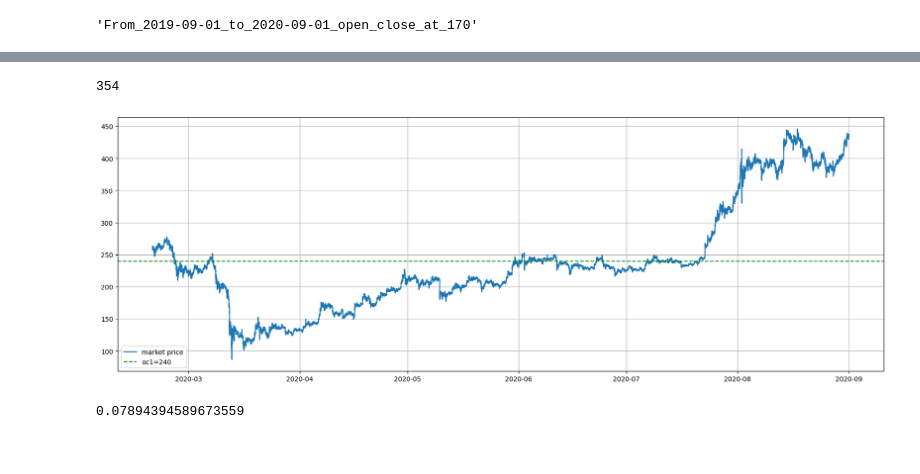
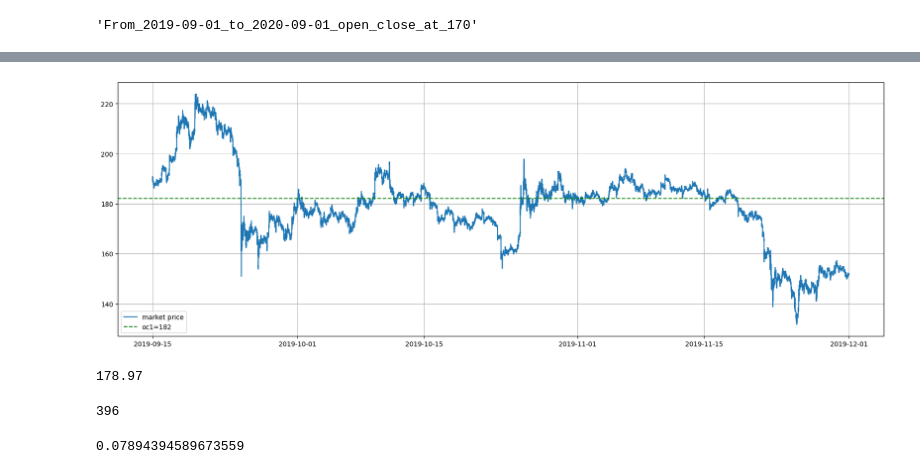
Before and after one commit to CruizeFinance/HedgingScripts, a Jupyter notebook: jupyter-lab/Simulations_oc_range.ipynb, the cells around one changed output, grey strips where cells are left out. Saved outputs shown, nothing was run; the diff lists cells and outputs as text; code cells hidden in the pictures.

```diff
--- a/jupyter-lab/Simulations_oc_range.ipynb
+++ b/jupyter-lab/Simulations_oc_range.ipynb
@@ -482,11 +482,11 @@ This module is in charge of defining trigger points and intervals, updating para
 class ParameterManager(object):
     # auxiliary functions
     @staticmethod
-    def define_target_prices(stgy_instance, slippage, vol, floor, trailing):
+    def define_target_prices(stgy_instance, slippage, vol, floor, trailing_increment):
         mu = vol[0]
         sigma = vol[1]
         p_open_close = math.inf#floor * (1+slippage) * (1+mu+2*sigma)
-        p_trailing = floor * (1-trailing) # We dont use this trailing initially but we need to define it anyway in order to have the interval defined
+        p_trailing = floor * (1-trailing_increment) # We dont use this trailing initially but we need to define it anyway in order to have the interval defined
         ##########################################################
         # We define the intervals
         list_of_triggers = ["open_close",
@@ -1234,10 +1170,10 @@ worst_1_year = [[["2019-09-01","2020-09-01"],170]]
 # periods_n_open_close = [[["2020-05-31","2020-06-07"],240]]
 # %%
 # Period of Simulations
-periods_n_open_close = worst_6_month
+periods_n_open_close = worst_3_month[1]
 period = periods_n_open_close[0][0]
 p = periods_n_open_close[0][1]
-data_set = historical_data.loc[period[0]+' 00:00:00':period[1]+' 00:00:00']
+data_set = historical_data.loc[period[0]:period[1]]
 crosses = cross_counter(data_set, p)
 crosses['down']['crossed_down'] + crosses['up']['crossed_up']
 # %% [output]
@@ -1319,45 +1254,49 @@ periods_n_open_close = [[["2019-09-01","2019-12-01"],185]]
+# %%
+# Period of Simulations
+
+# worst_6_month = [[["2020-02-20 00:00:00","2020-09-01 00:00:00"],240]]
+# worst_1_year = [[["2019-09-01 00:00:00","2020-03-01 00:00:00"],170]]
+periods_n_open_close = [[["2019-09-15 00:00:00","2019-12-01 00:00:00"],182]]
+period = periods_n_open_close[0][0]
+data = historical_data.loc[period[0]:period[1]]
+parameter_manager = ParameterManager()
+last_date = period[1]
+vol = parameter_manager.calc_vol(last_date, data)
+mu, sigma = vol
+open_close = periods_n_open_close[0][1]
+# floor just in order to get triger_price['open_close_1'] = open_close_1
+floor = open_close / ((1+slippage)*(1+mu+2*sigma))
+fig, axs = plt.subplots(1, 1, figsize=(21, 7))
+axs.plot(data['close'], color='tab:blue', label='market price')
+axs.axhline(y=open_close,
+            color='green',
+            linestyle='--',
+            label='oc1='+str(round(open_close,3)))
+# axs.axhline(y=185,
+#             color='red',
+#             linestyle='--',
+#             label='oc2='+str(round(243,3)))
+# axs.axhline(y=p_open_close_2, color='darkgoldenrod', linestyle='--', label='open_close2')
+# axs.axhline(y=390, color='red', linestyle='--', label='open_close')
+axs.grid()
+axs.legend(loc='lower left')
+plt.show()
+# %% [output]
+[figure, added]
+# %%
+data['close'][0]
+# %% [output]
+178.97
 # %%
 # Period of Simulations
 # periods_n_open_close = worst_1_month
 period = periods_n_open_close[0][0]
 p = periods_n_open_close[0][1]
-data_set = historical_data.loc[period[0]+' 00:00:00':period[1]+' 00:00:00']
+data_set = historical_data.loc[period[0]:period[1]]
 crosses = cross_counter(data_set, p)
 crosses['down']['crossed_down'] + crosses['up']['crossed_up']
 # %% [output]
-354
+396
-# %%
-# Period of Simulations
-
-worst_6_month = [[["2020-02-20","2020-09-01"],240]]
-worst_1_year = [[["2019-09-01","2020-03-01"],170]]
-periods_n_open_close = worst_3_month
-period = periods_n_open_close[0][0]
-data = historical_data.loc[period[0]+' 00:00:00':period[1]+' 00:00:00']
-parameter_manager = ParameterManager()
-last_date = period[1]+' 00:00:00'
-vol = parameter_manager.calc_vol(last_date, data)
-mu, sigma = vol
-open_close = periods_n_open_close[0][1]
-# floor just in order to get triger_price['open_close_1'] = open_close_1
-floor = open_close / ((1+slippage)*(1+mu+2*sigma))
-fig, axs = plt.subplots(1, 1, figsize=(21, 7))
-axs.plot(data['close'], color='tab:blue', label='market price')
-axs.axhline(y=open_close,
-            color='green',
-            linestyle='--',
-            label='oc1='+str(round(open_close,3)))
-# axs.axhline(y=243,
-#             color='red',
-#             linestyle='--',
-#             label='oc2='+str(round(243,3)))
-# axs.axhline(y=p_open_close_2, color='darkgoldenrod', linestyle='--', label='open_close2')
-# axs.axhline(y=390, color='red', linestyle='--', label='open_close')
-axs.grid()
-axs.legend(loc='lower left')
-plt.show()
-# %% [output]
-[figure, removed]
 # %%
 data['close'].pct_change(1*24*60).dropna().max()
 # %% [output]
```
Also changed, not shown: parts of 15 cells of this notebook.
